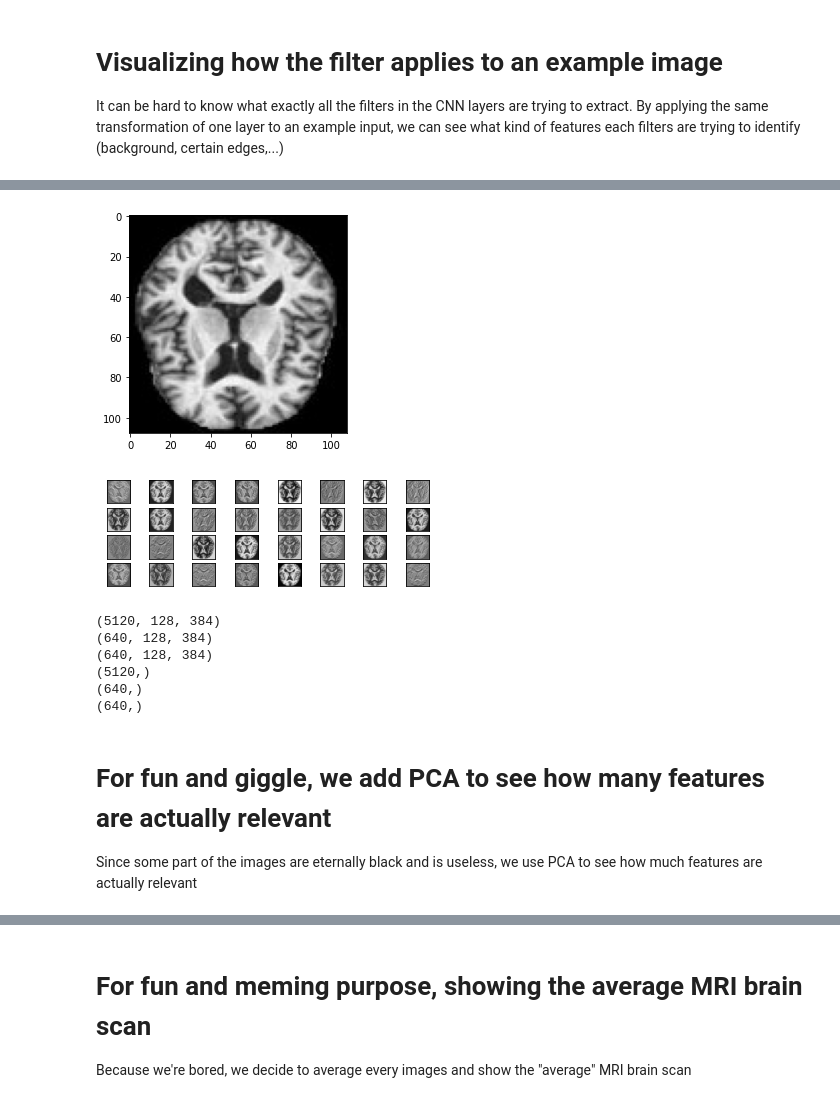
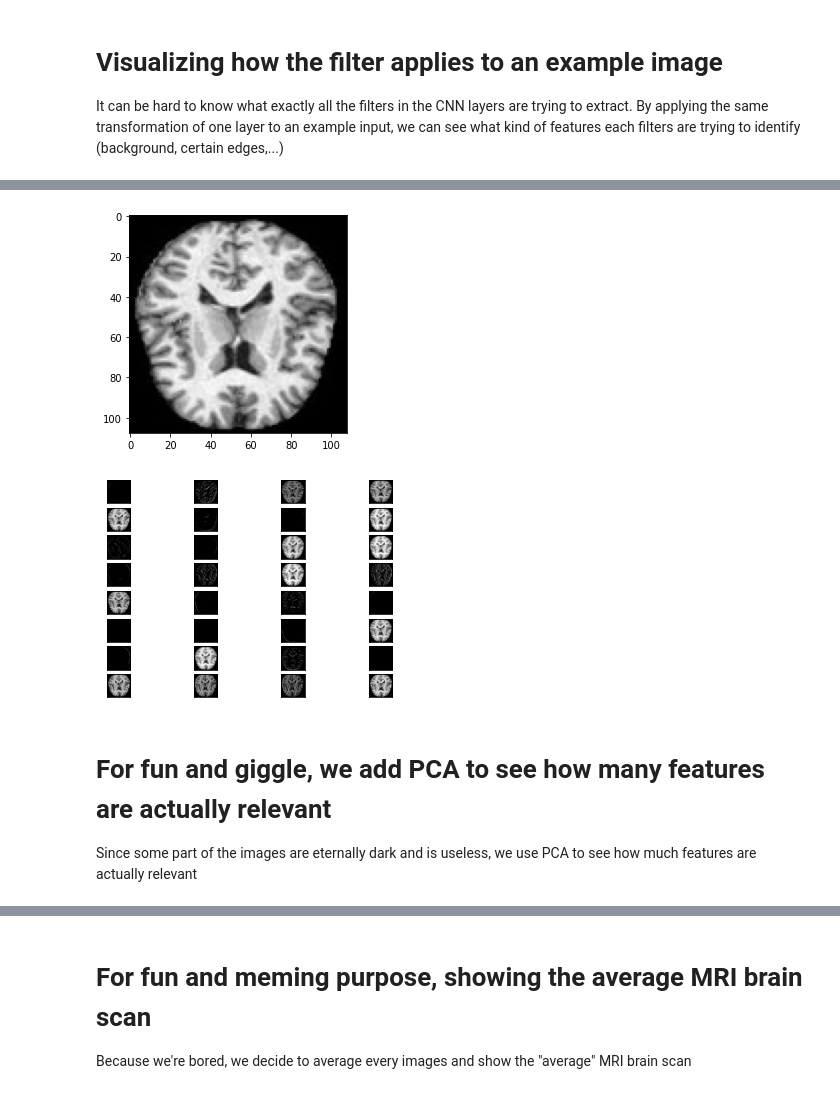
Before and after one commit to trietvuive/MRI_Alzheimer, a Jupyter notebook: notebook.ipynb, the cells around one changed output, grey strips where cells are left out. Drawn from its saved outputs; the diff is of its cells as text; code cells hidden in the pictures.

```diff
--- a/notebook.ipynb
+++ b/notebook.ipynb
@@ -43,12 +37,16 @@ plt.show()
 # %%
-np.set_printoptions(threshold=np.inf)
 def extract_feature(dir_path):
+    global cnt
+    if cnt % 100 == 0:
+        print(f"Processed {cnt} images")
+    cnt += 1
     img = mpimg.imread(dir_path)
     img = img[10:118, 10:118] # photoshopping some values to avoid GPU going brrr
     img = img / 255.0  # normalize pixel values
     img = resize(img, (108, 108, 3))  # convert all images to (108x108x3)
     return img
 
+cnt = 0
 no_ALZ = np.array([extract_feature(filename) for filename in non_demented])
 very_mild_ALZ = np.array([extract_feature(filename) for filename in very_mild_demented])
 mild_ALZ = np.array([extract_feature(filename) for filename in mild_demented])
@@ -56,8 +54,8 @@ moderate_ALZ = np.array([extract_feature(filename) for filename in moderate_deme
 all_data =  np.concatenate((no_ALZ, very_mild_ALZ, mild_ALZ, moderate_ALZ), axis=0)
 
 y = np.array([0] * len(non_demented) + [1] * len(very_mild_demented) + [2] * len(mild_demented) + [3] * len(moderate_demented))
-X_train, X_rem, y_train, y_rem = train_test_split(all_data, y, train_size = 0.8)
-X_valid, X_test, y_valid, y_test = train_test_split(X_rem, y_rem, train_size = 0.5)
+X_train, X_rem, y_train, y_rem = train_test_split(all_data, y, train_size = 0.8, stratify=y)
+X_valid, X_test, y_valid, y_test = train_test_split(X_rem, y_rem, train_size = 0.5, stratify=y_rem)
 print(f"Length of training set: {len(X_train)}")
 print(f"Length of validation set: {len(X_valid)}")
 print(f"Length of test set: {len(X_test)}")
@@ -132,0 +83,17 @@ None
+# %%
+noreg_model = Sequential()
+noreg_model.add(Conv2D(32, kernel_size=(3, 3),activation='relu',input_shape=image_size,padding='same'))
+noreg_model.add(LeakyReLU(alpha=0.1))
+noreg_model.add(MaxPooling2D(pool_size=(2, 2),padding='same'))
+
+noreg_model.add(Conv2D(64, (3, 3), activation='linear', padding='same'))
+noreg_model.add(LeakyReLU(alpha=0.1))
+noreg_model.add(MaxPooling2D(pool_size=(2, 2),padding='same'))
+
+noreg_model.add(Flatten())
+noreg_model.add(Dense(128, activation='linear'))
+noreg_model.add(LeakyReLU(alpha=0.1))
+noreg_model.add(Dense(num_classes, activation='softmax'))
+
+noreg_model.compile(loss="sparse_categorical_crossentropy", optimizer=keras.optimizers.Adam(learning_rate=0.001),metrics=['accuracy'])
+print(noreg_model.summary())
@@ -132,0 +158,2 @@ None
+# %%
+noreg_model_train = noreg_model.fit(X_train, y_train, batch_size=1600,epochs=20,verbose=1,validation_data=(X_valid, y_valid))
@@ -186,7 +271,7 @@ In that sense, we can get an intuition of the patterns that each CNN layer is tr
 # %%
 # Visualize the filters. Dark = small weights, light = large weights
 
-filters, biases = model.layers[0].get_weights()
+filters, biases = noreg_model.layers[0].get_weights()
 f_min, f_max = filters.min(), filters.max()
 filters = (filters - f_min) / (f_max - f_min)
 
@@ -216,7 +301,7 @@ from keras.models import Model
 import random
 from numpy import expand_dims
 
-filter_model = Model(inputs=model.inputs, outputs=model.layers[0].output)
+filter_model = Model(inputs=noreg_model.inputs, outputs=noreg_model.layers[0].output)
 
 # get a random image
 idx = random.randint(0, len(all_data) - 1)
@@ -229,9 +314,9 @@ feature_map = filter_model.predict(sample_img)
 plt.figure()
 # Plot on 4x8
 ix = 1
-for _ in range(8):
-    for _ in range(4):
-        ax = plt.subplot(square, square, ix)
+for i in range(8):
+    for j in range(4):
+        ax = plt.subplot(8, 4, ix)
         ax.set_xticks([])
         ax.set_yticks([])
         plt.imshow(feature_map[0, :, :, ix-1], cmap='gray')
@@ -243,29 +329,10 @@ Showing image #4127: Mild Demented
-[figure, old version]
+[figure, new version]
-[figure, old version]
+[figure, new version]
 # %%
 # Logistic Regression
-
-# Some activation functions
-
-def cost():
-    pass
-
-# print(X_train.shape)
-# print(X_valid.shape)
-# print(X_test.shape)
-# print(y_train.shape)
-# print(y_valid.shape)
-# print(y_test.shape)
-# %% [output]
-(5120, 128, 384)
-(640, 128, 384)
-(640, 128, 384)
-(5120,)
-(640,)
-(640,)
 # %% [markdown]
 # For fun and giggle, we add PCA to see how many features are actually relevant
-Since some part of the images are eternally black and is useless, we use PCA to see how much features are actually relevant
+Since some part of the images are eternally dark and is useless, we use PCA to see how much features are actually relevant
 # %%
 # For more fun, do PCA
 from sklearn import decomposition
```
Also changed, not shown: parts of 17 cells of this notebook.
